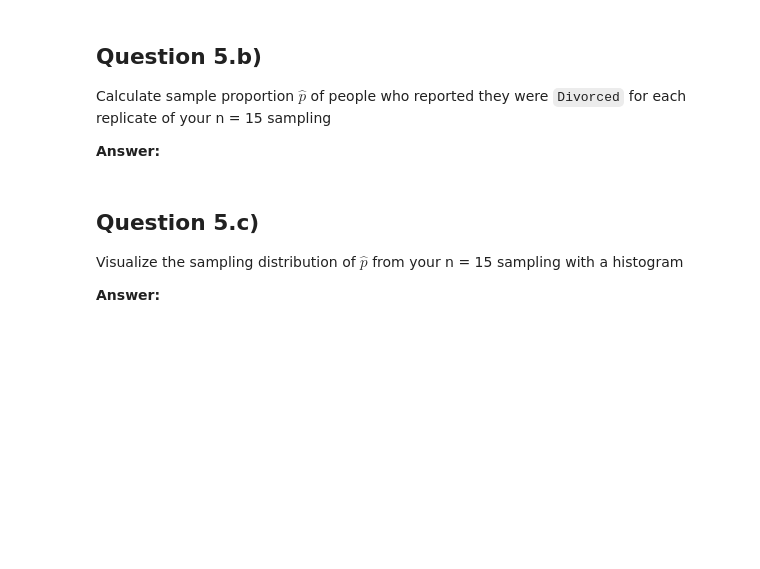
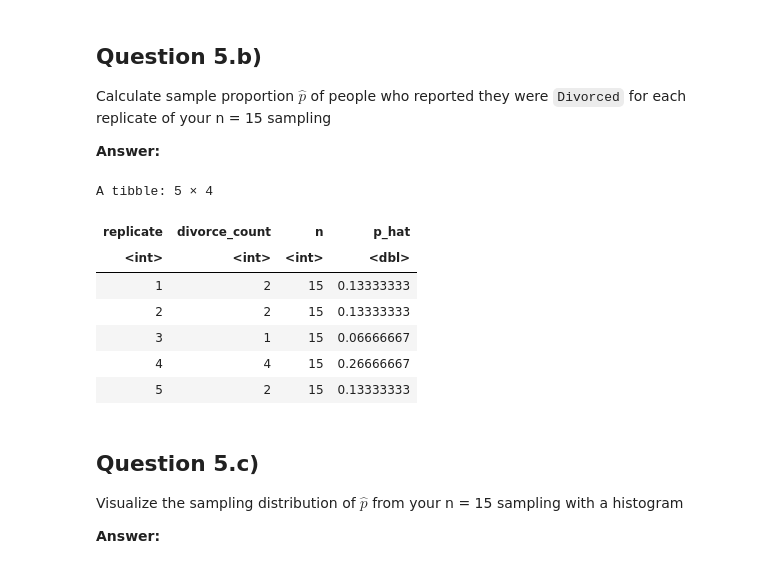
Before and after one commit to UNC-DATA-730/unit-7-assignment-dameyer, a Jupyter notebook: assignment7.ipynb, the cells around one changed output. Drawn from its saved outputs; the diff is of its cells as text; code cells hidden in the pictures; blank space fills up the shorter version.

```diff
--- a/assignment7.ipynb
+++ b/assignment7.ipynb
@@ -426,6 +426,24 @@ Calculate sample proportion $\hat{p}$ of people who reported they were
 `Divorced` for each replicate of your n = 15 sampling
 
 **Answer:**
+# %%
+p_hat_n15_1000rep = n15_1000rep |>
+  group_by(replicate) |>
+  summarize(divorce_count = sum(marital == "Divorced"),
+            n = n()) |>
+  mutate(p_hat = divorce_count / n)
+
+p_hat_n15_1000rep |>
+  head(5)
+# %% [output]
+A tibble: 5 × 4
+| replicate | divorce_count | n | p_hat |
+| <int> | <int> | <int> | <dbl> |
+| 1 | 2 | 15 | 0.13333333 |
+| 2 | 2 | 15 | 0.13333333 |
+| 3 | 1 | 15 | 0.06666667 |
+| 4 | 4 | 15 | 0.26666667 |
+| 5 | 2 | 15 | 0.13333333 |
 # %% [markdown]
 ## Question 5.c)
 
```
Also changed, not shown: parts of 17 cells of this notebook.
